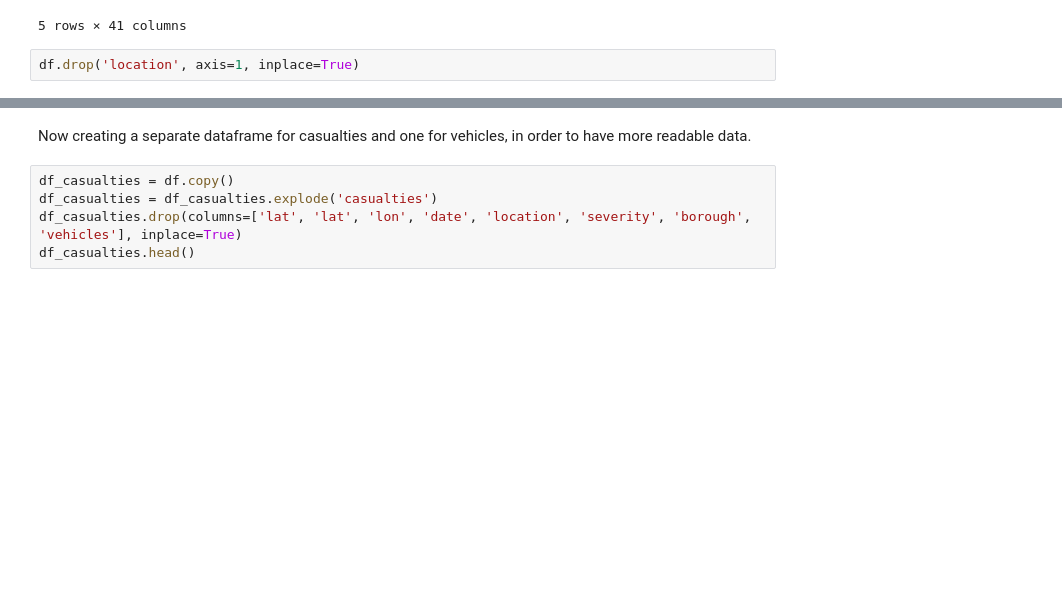
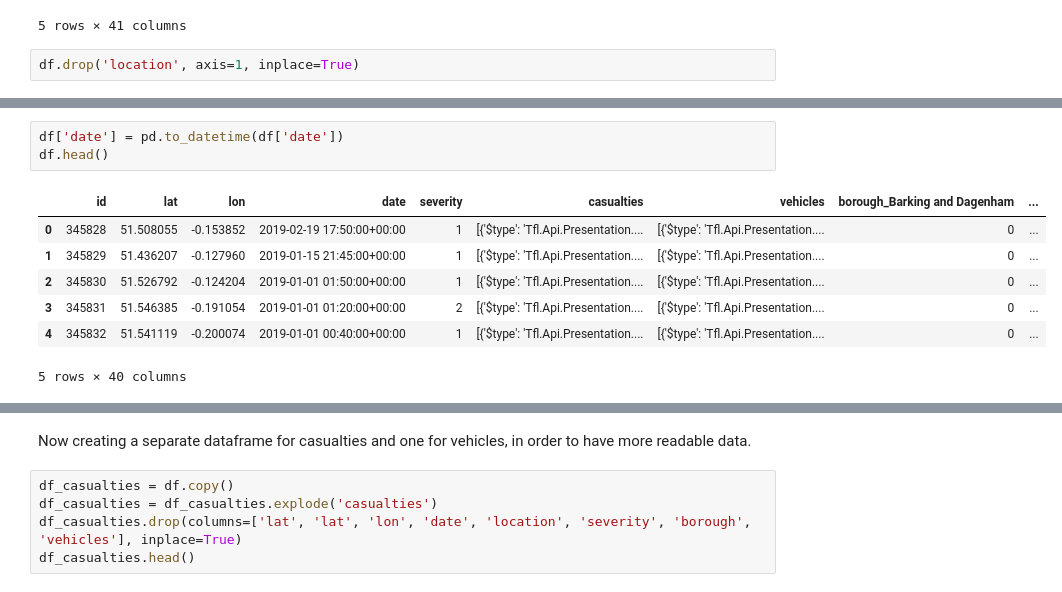
Before and after one commit to asalazar18s/TfL-accidents-dataset-analysis, a Jupyter notebook: AI_in_industry_project.ipynb, the cells around one changed output, grey strips where cells are left out. Drawn from its saved outputs; the diff is of its cells as text; blank space fills up the shorter version.

```diff
--- a/AI_in_industry_project.ipynb
+++ b/AI_in_industry_project.ipynb
@@ -69,0 +80,11 @@ df.drop('location', axis=1, inplace=True)
+# %%
+df['date'] = pd.to_datetime(df['date'])
+df.head()
+# %% [output]
+|  | id | lat | lon | date | severity | casualties | vehicles | borough_Barking and Dagenham | ... |
+| 0 | 345828 | 51.508055 | -0.153852 | 2019-02-19 17:50:00+00:00 | 1 | [{'$type': 'Tfl.Api.Presentation.... | [{'$type': 'Tfl.Api.Presentation.... | 0 | ... |
+| 1 | 345829 | 51.436207 | -0.127960 | 2019-01-15 21:45:00+00:00 | 1 | [{'$type': 'Tfl.Api.Presentation.... | [{'$type': 'Tfl.Api.Presentation.... | 0 | ... |
+| 2 | 345830 | 51.526792 | -0.124204 | 2019-01-01 01:50:00+00:00 | 1 | [{'$type': 'Tfl.Api.Presentation.... | [{'$type': 'Tfl.Api.Presentation.... | 0 | ... |
+| 3 | 345831 | 51.546385 | -0.191054 | 2019-01-01 01:20:00+00:00 | 2 | [{'$type': 'Tfl.Api.Presentation.... | [{'$type': 'Tfl.Api.Presentation.... | 0 | ... |
+| 4 | 345832 | 51.541119 | -0.200074 | 2019-01-01 00:40:00+00:00 | 1 | [{'$type': 'Tfl.Api.Presentation.... | [{'$type': 'Tfl.Api.Presentation.... | 0 | ... |
+5 rows × 40 columns
```
Also changed, not shown: parts of 7 cells of this notebook, 1 other file.
